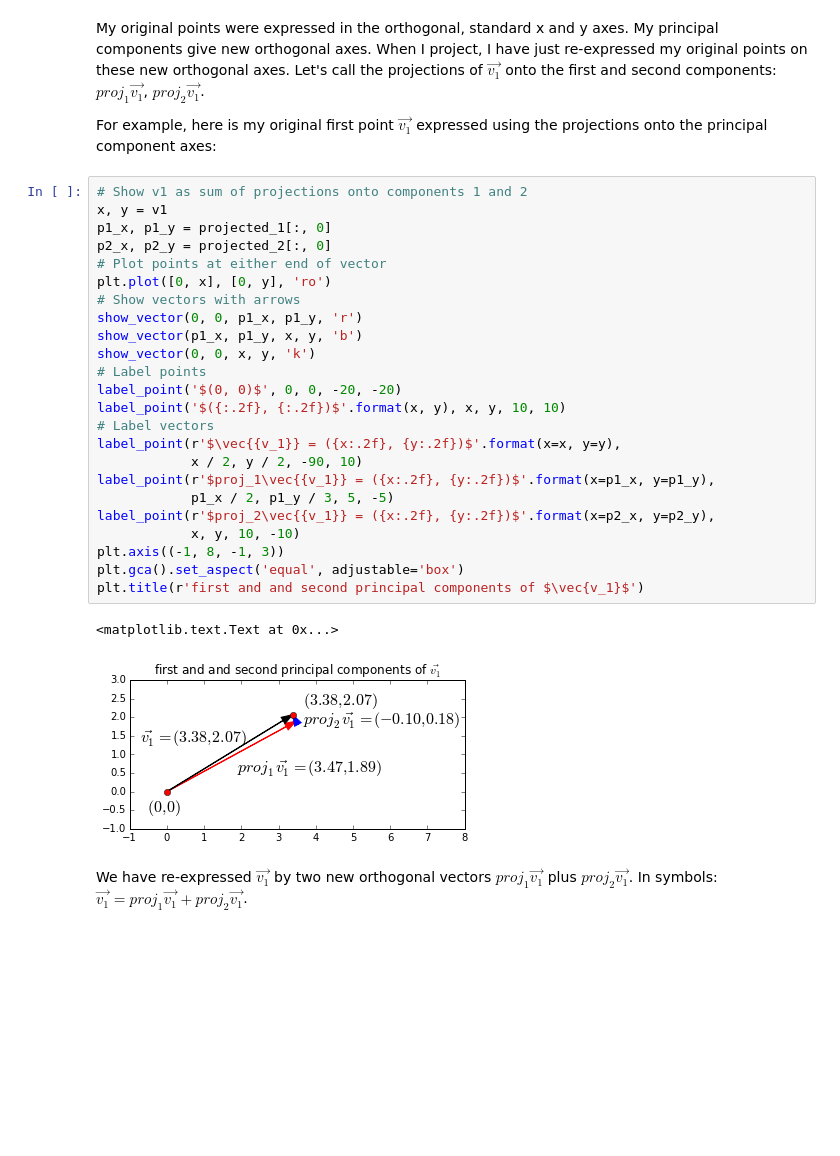
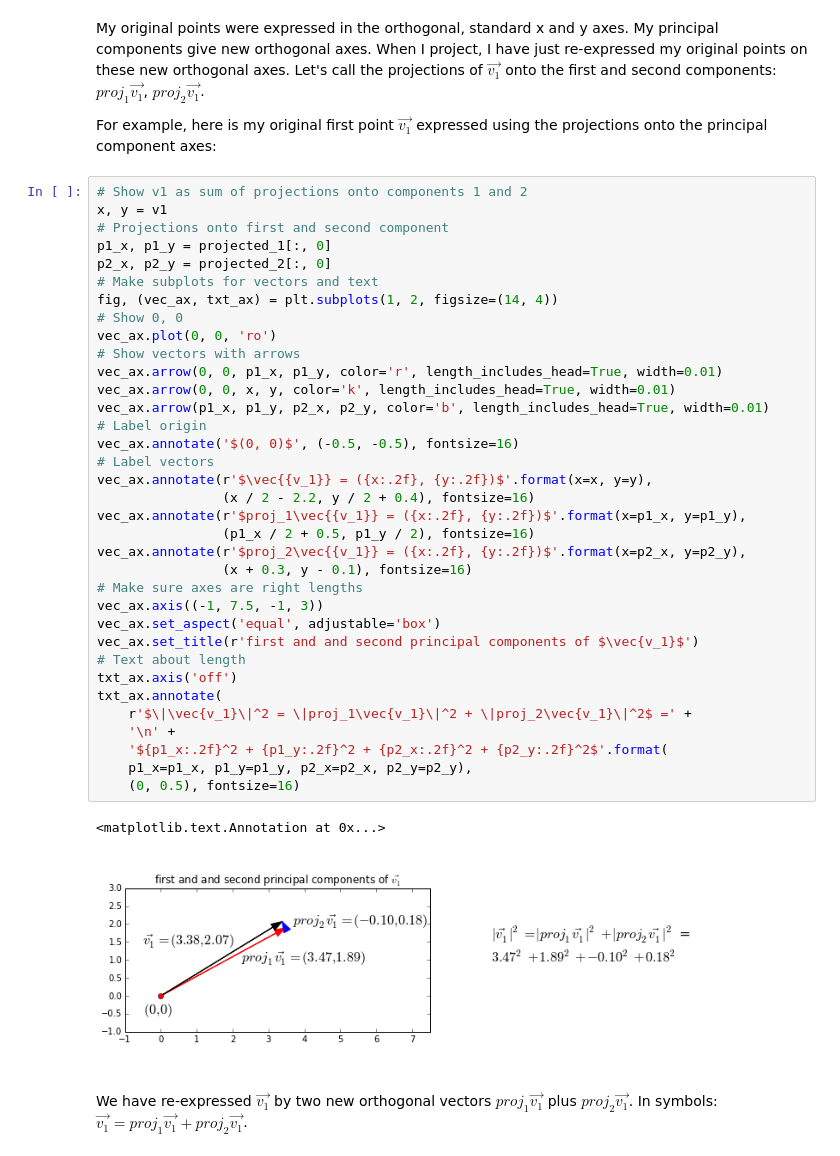
Before and after one commit to practical-neuroimaging/pna2015, a Jupyter notebook: day7/pca_introduction.ipynb, the cells around one changed output. Cells and saved outputs as stored; diff of their text form; blank space fills up the shorter version.

```diff
--- a/day7/pca_introduction.ipynb
+++ b/day7/pca_introduction.ipynb
@@ -383,30 +381,41 @@ For example, here is my original first point $\vec{v_1}$ expressed using the pro
 # %%
 # Show v1 as sum of projections onto components 1 and 2
 x, y = v1
+# Projections onto first and second component
 p1_x, p1_y = projected_1[:, 0]
 p2_x, p2_y = projected_2[:, 0]
-# Plot points at either end of vector
-plt.plot([0, x], [0, y], 'ro')
+# Make subplots for vectors and text
+fig, (vec_ax, txt_ax) = plt.subplots(1, 2, figsize=(14, 4))
+# Show 0, 0
+vec_ax.plot(0, 0, 'ro')
 # Show vectors with arrows
-show_vector(0, 0, p1_x, p1_y, 'r')
-show_vector(p1_x, p1_y, x, y, 'b')
-show_vector(0, 0, x, y, 'k')
-# Label points
-label_point('$(0, 0)$', 0, 0, -20, -20)
-label_point('$({:.2f}, {:.2f})$'.format(x, y), x, y, 10, 10)
+vec_ax.arrow(0, 0, p1_x, p1_y, color='r', length_includes_head=True, width=0.01)
+vec_ax.arrow(0, 0, x, y, color='k', length_includes_head=True, width=0.01)
+vec_ax.arrow(p1_x, p1_y, p2_x, p2_y, color='b', length_includes_head=True, width=0.01)
+# Label origin
+vec_ax.annotate('$(0, 0)$', (-0.5, -0.5), fontsize=16)
 # Label vectors
-label_point(r'$\vec{{v_1}} = ({x:.2f}, {y:.2f})$'.format(x=x, y=y),
-            x / 2, y / 2, -90, 10)
-label_point(r'$proj_1\vec{{v_1}} = ({x:.2f}, {y:.2f})$'.format(x=p1_x, y=p1_y),
-            p1_x / 2, p1_y / 3, 5, -5)
-label_point(r'$proj_2\vec{{v_1}} = ({x:.2f}, {y:.2f})$'.format(x=p2_x, y=p2_y),
-            x, y, 10, -10)
-plt.axis((-1, 8, -1, 3))
-plt.gca().set_aspect('equal', adjustable='box')
-plt.title(r'first and and second principal components of $\vec{v_1}$')
+vec_ax.annotate(r'$\vec{{v_1}} = ({x:.2f}, {y:.2f})$'.format(x=x, y=y),
+                (x / 2 - 2.2, y / 2 + 0.4), fontsize=16)
+vec_ax.annotate(r'$proj_1\vec{{v_1}} = ({x:.2f}, {y:.2f})$'.format(x=p1_x, y=p1_y),
+                (p1_x / 2 + 0.5, p1_y / 2), fontsize=16)
+vec_ax.annotate(r'$proj_2\vec{{v_1}} = ({x:.2f}, {y:.2f})$'.format(x=p2_x, y=p2_y),
+                (x + 0.3, y - 0.1), fontsize=16)
+# Make sure axes are right lengths
+vec_ax.axis((-1, 7.5, -1, 3))
+vec_ax.set_aspect('equal', adjustable='box')
+vec_ax.set_title(r'first and and second principal components of $\vec{v_1}$')
+# Text about length
+txt_ax.axis('off')
+txt_ax.annotate(
+    r'$\|\vec{v_1}\|^2 = \|proj_1\vec{v_1}\|^2 + \|proj_2\vec{v_1}\|^2$ =' +
+    '\n' +
+    '${p1_x:.2f}^2 + {p1_y:.2f}^2 + {p2_x:.2f}^2 + {p2_y:.2f}^2$'.format(
+    p1_x=p1_x, p1_y=p1_y, p2_x=p2_x, p2_y=p2_y),
+    (0, 0.5), fontsize=16)
 # %% [output]
-<matplotlib.text.Text at 0x...>
+<matplotlib.text.Annotation at 0x...>
-[figure, old version]
+[figure, new version]
 # %% [markdown]
 We have re-expressed $\vec{v_1}$ by two new orthogonal vectors $proj_1\vec{v_1}$ plus $proj_2\vec{v_1}$.  In symbols: $\vec{v_1} = proj_1\vec{v_1} + proj_2\vec{v_1}$.
 # %% [markdown]
```
Also changed, not shown: parts of 22 cells of this notebook.
